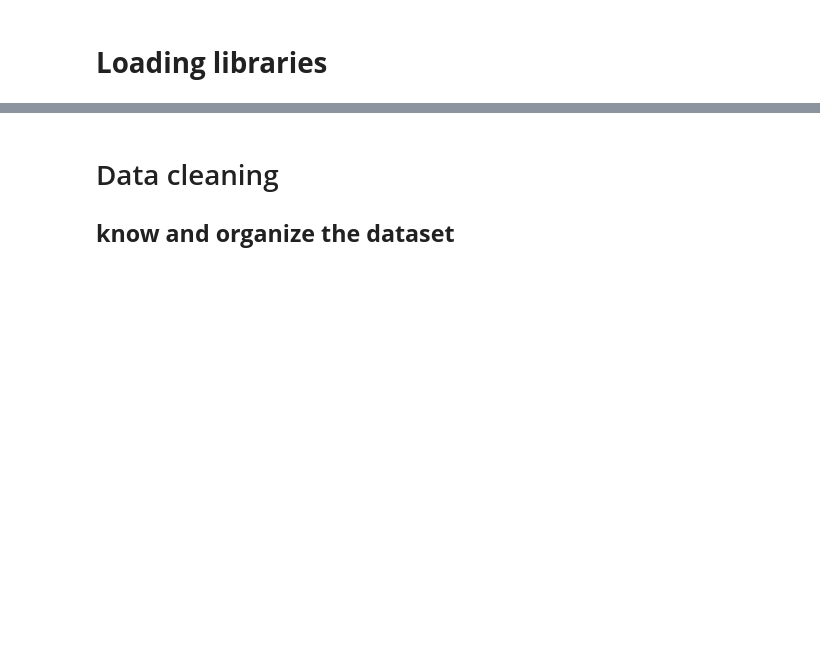
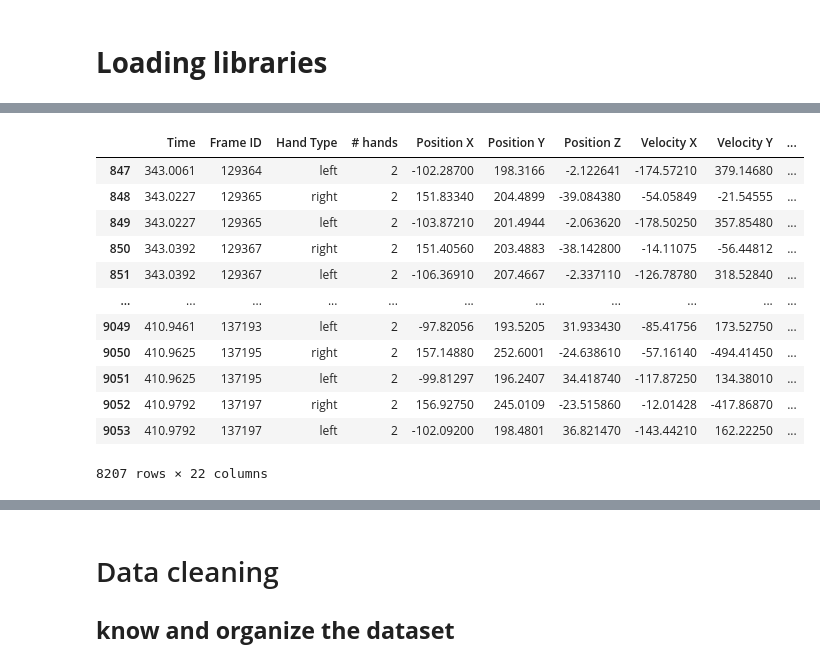
Before and after one commit to yuvalTrip/Final-Project-First-Year-Semester-B, a Jupyter notebook: Pandas- Classification work-Hands Positions.ipynb, the cells around one changed output, grey strips where cells are left out. Drawn from its saved outputs; the diff is of its cells as text; code cells hidden in the pictures; blank space fills up the shorter version.

```diff
--- a/Pandas- Classification work-Hands Positions.ipynb
+++ b/Pandas- Classification work-Hands Positions.ipynb
@@ -87,0 +114,17 @@ Yoel_alone = pd.read_csv(r"C:\Users\yuval\Hand Positions\extraFiles\Training\Yoe
+# %%
+Evyatar_spontan = Evyatar_spontan.iloc[847:]
+Evyatar_spontan
+# %% [output]
+|  | Time | Frame ID | Hand Type | # hands | Position X | Position Y | Position Z | Velocity X | Velocity Y | ... |
+| 847 | 343.0061 | 129364 | left | 2 | -102.28700 | 198.3166 | -2.122641 | -174.57210 | 379.14680 | ... |
+| 848 | 343.0227 | 129365 | right | 2 | 151.83340 | 204.4899 | -39.084380 | -54.05849 | -21.54555 | ... |
+| 849 | 343.0227 | 129365 | left | 2 | -103.87210 | 201.4944 | -2.063620 | -178.50250 | 357.85480 | ... |
+| 850 | 343.0392 | 129367 | right | 2 | 151.40560 | 203.4883 | -38.142800 | -14.11075 | -56.44812 | ... |
+| 851 | 343.0392 | 129367 | left | 2 | -106.36910 | 207.4667 | -2.337110 | -126.78780 | 318.52840 | ... |
+| ... | ... | ... | ... | ... | ... | ... | ... | ... | ... | ... |
+| 9049 | 410.9461 | 137193 | left | 2 | -97.82056 | 193.5205 | 31.933430 | -85.41756 | 173.52750 | ... |
+| 9050 | 410.9625 | 137195 | right | 2 | 157.14880 | 252.6001 | -24.638610 | -57.16140 | -494.41450 | ... |
+| 9051 | 410.9625 | 137195 | left | 2 | -99.81297 | 196.2407 | 34.418740 | -117.87250 | 134.38010 | ... |
+| 9052 | 410.9792 | 137197 | right | 2 | 156.92750 | 245.0109 | -23.515860 | -12.01428 | -417.86870 | ... |
+| 9053 | 410.9792 | 137197 | left | 2 | -102.09200 | 198.4801 | 36.821470 | -143.44210 | 162.22250 | ... |
+8207 rows × 22 columns
```
Also changed, not shown: parts of 29 cells of this notebook.
